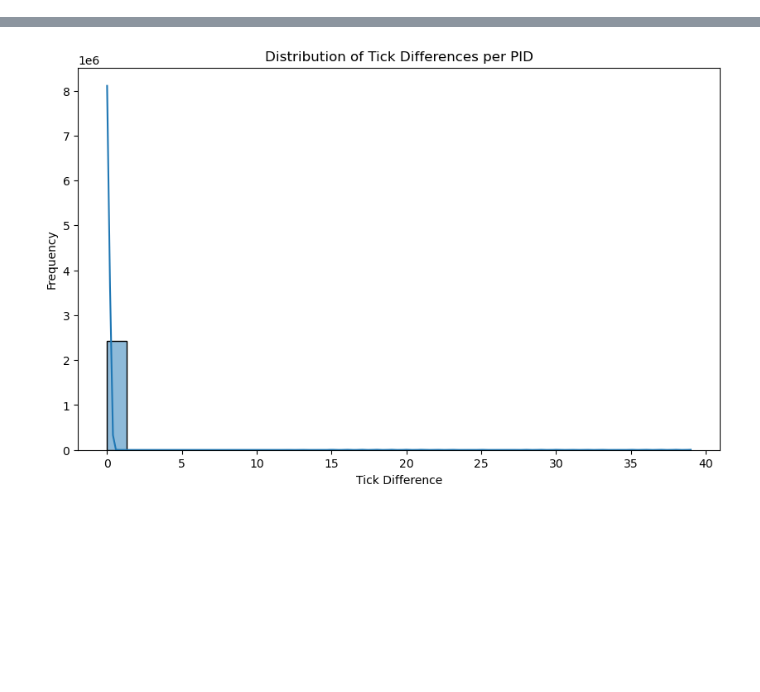
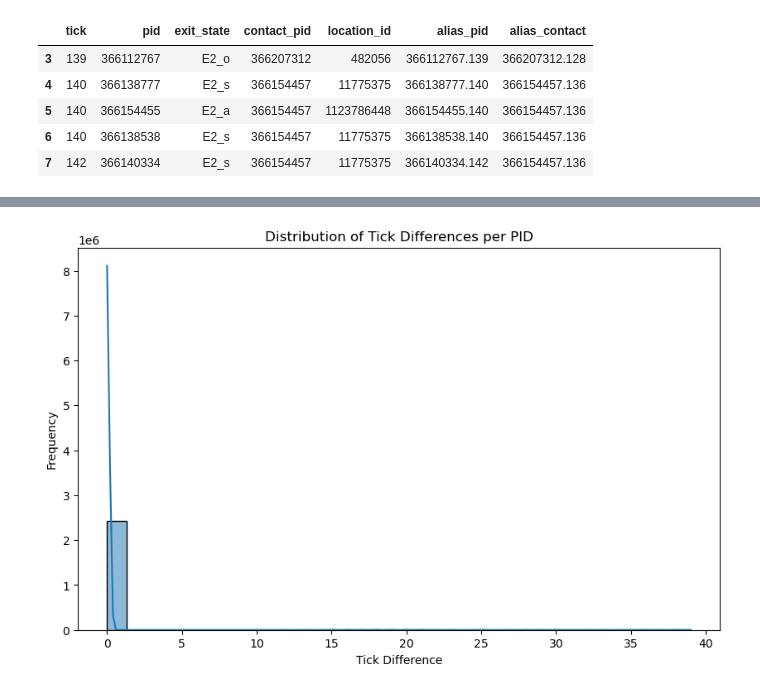
Before and after one commit to NSSAC/PhyloGAS, a Jupyter notebook: src/dendrogram_infection_distribution.ipynb, the cells around one changed output, grey strips where cells are left out. Saved outputs shown, nothing was run; the diff lists cells and outputs as text; code cells hidden in the pictures; blank space fills up the shorter version.

```diff
--- a/src/dendrogram_infection_distribution.ipynb
+++ b/src/dendrogram_infection_distribution.ipynb
@@ -386,0 +548,9 @@ def main():
+# %%
+no_imports.head()
+# %% [output]
+|  | tick | pid | exit_state | contact_pid | location_id | alias_pid | alias_contact |
+| 3 | 139 | 366112767 | E2_o | 366207312 | 482056 | 366112767.139 | 366207312.128 |
+| 4 | 140 | 366138777 | E2_s | 366154457 | 11775375 | 366138777.140 | 366154457.136 |
+| 5 | 140 | 366154455 | E2_a | 366154457 | 1123786448 | 366154455.140 | 366154457.136 |
+| 6 | 140 | 366138538 | E2_s | 366154457 | 11775375 | 366138538.140 | 366154457.136 |
+| 7 | 142 | 366140334 | E2_s | 366154457 | 11775375 | 366140334.142 | 366154457.136 |
```
Also changed, not shown: parts of 10 cells of this notebook.
